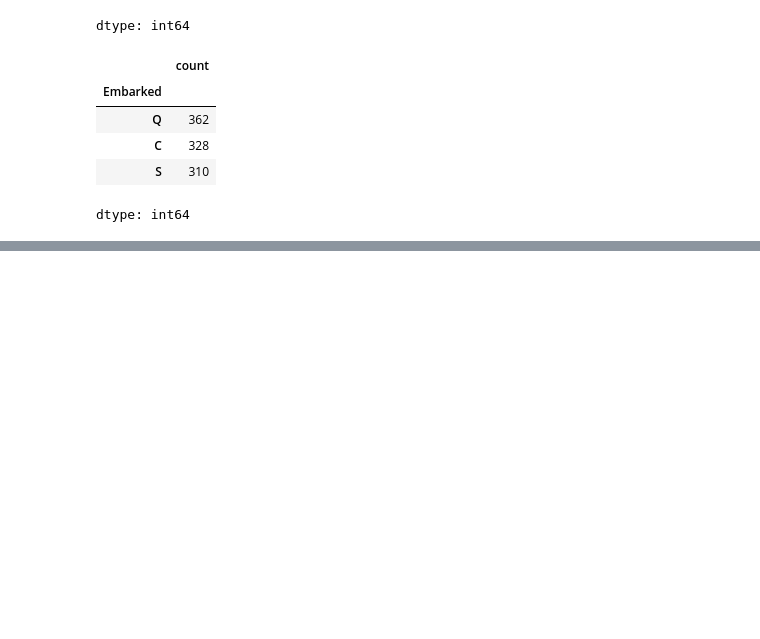
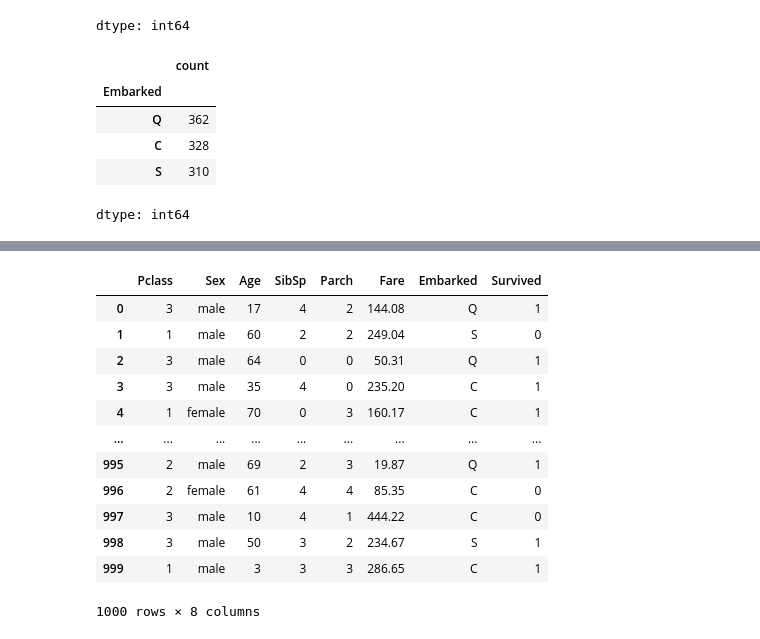
Before and after one commit to kishoredage/letter_recognizer, a Jupyter notebook: RF.ipynb, the cells around one changed output, grey strips where cells are left out. Drawn from its saved outputs; the diff is of its cells as text; code cells hidden in the pictures; blank space fills up the shorter version.

```diff
--- a/RF.ipynb
+++ b/RF.ipynb
@@ -173,0 +114,18 @@ Name: count, dtype: int64
+# %%
+df = df.drop(columns=['Ticket','Name','PassengerId'])
+# %%
+df
+# %% [output]
+|  | Pclass | Sex | Age | SibSp | Parch | Fare | Embarked | Survived |
+| 0 | 3 | male | 17 | 4 | 2 | 144.08 | Q | 1 |
+| 1 | 1 | male | 60 | 2 | 2 | 249.04 | S | 0 |
+| 2 | 3 | male | 64 | 0 | 0 | 50.31 | Q | 1 |
+| 3 | 3 | male | 35 | 4 | 0 | 235.20 | C | 1 |
+| 4 | 1 | female | 70 | 0 | 3 | 160.17 | C | 1 |
+| ... | ... | ... | ... | ... | ... | ... | ... | ... |
+| 995 | 2 | male | 69 | 2 | 3 | 19.87 | Q | 1 |
+| 996 | 2 | female | 61 | 4 | 4 | 85.35 | C | 0 |
+| 997 | 3 | male | 10 | 4 | 1 | 444.22 | C | 0 |
+| 998 | 3 | male | 50 | 3 | 2 | 234.67 | S | 1 |
+| 999 | 1 | male | 3 | 3 | 3 | 286.65 | C | 1 |
+1000 rows × 8 columns
```
Also changed, not shown: parts of 33 cells of this notebook.
